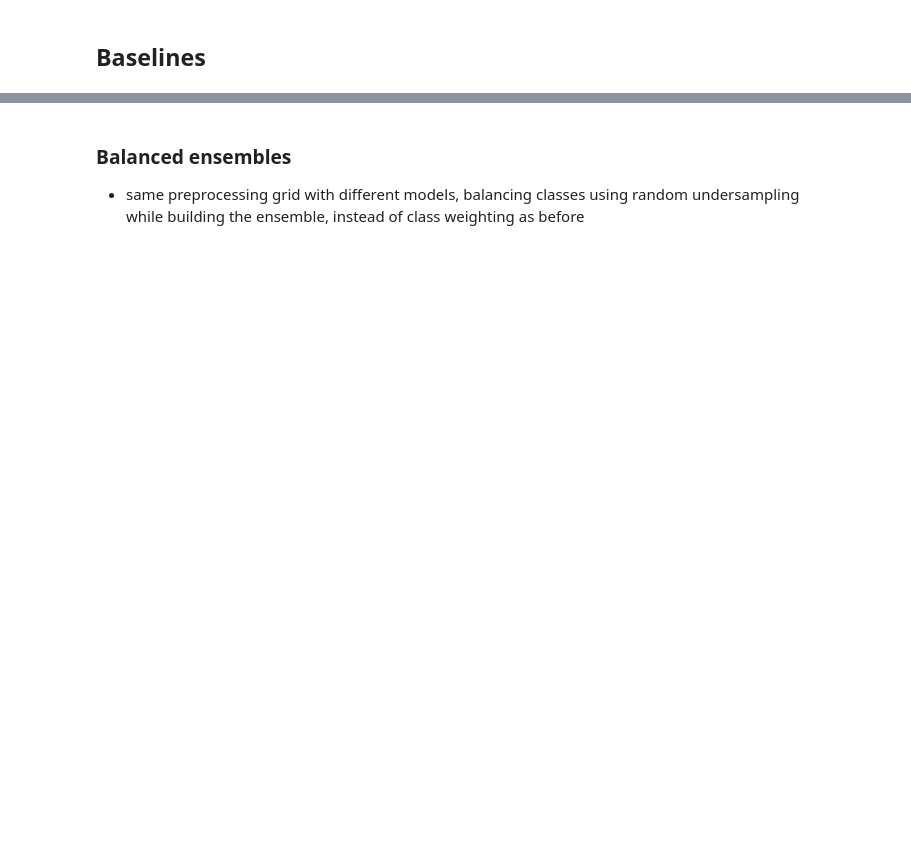
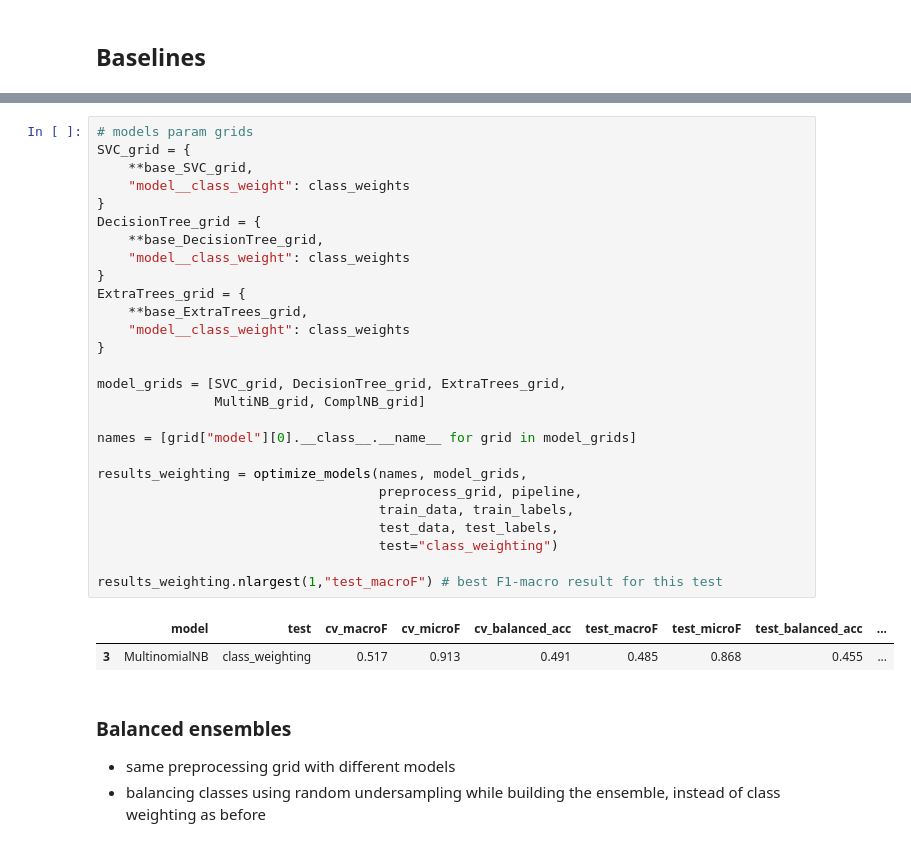
Before and after one commit to k-katarzyna/Cyberbullying_Hatespeech_Detection, a Jupyter notebook: Poleval_2019/main.ipynb, the cells around one changed output, grey strips where cells are left out. Cells and saved outputs as stored; diff of their text form; blank space fills up the shorter version.

```diff
--- a/Poleval_2019/main.ipynb
+++ b/Poleval_2019/main.ipynb
@@ -186,6 +258,37 @@ results_weighting = optimize_models(names, model_grids, preprocess_grid, pipelin
+# %%
+# models param grids
+SVC_grid = {
+    **base_SVC_grid,
+    "model__class_weight": class_weights
+}
+DecisionTree_grid = {
+    **base_DecisionTree_grid,
+    "model__class_weight": class_weights
+}
+ExtraTrees_grid = {
+    **base_ExtraTrees_grid,
+    "model__class_weight": class_weights
+}
+
+model_grids = [SVC_grid, DecisionTree_grid, ExtraTrees_grid,
+               MultiNB_grid, ComplNB_grid]
+
+names = [grid["model"][0].__class__.__name__ for grid in model_grids]
+
+results_weighting = optimize_models(names, model_grids,
+                                    preprocess_grid, pipeline,
+                                    train_data, train_labels,
+                                    test_data, test_labels,
+                                    test="class_weighting")
+
+results_weighting.nlargest(1,"test_macroF") # best F1-macro result for this test
+# %% [output]
+|  | model | test | cv_macroF | cv_microF | cv_balanced_acc | test_macroF | test_microF | test_balanced_acc | ... |
+| 3 | MultinomialNB | class_weighting | 0.517 | 0.913 | 0.491 | 0.485 | 0.868 | 0.455 | ... |
 # %% [markdown]
 ### Balanced ensembles
 
-* same preprocessing grid with different models, balancing classes using random undersampling while building the ensemble, instead of class weighting as before
+* same preprocessing grid with different models
+* balancing classes using random undersampling while building the ensemble, instead of class weighting as before
 # %%
 BalancedForest_grid = {
```
Also changed, not shown: parts of 31 cells of this notebook, 15 other files.
